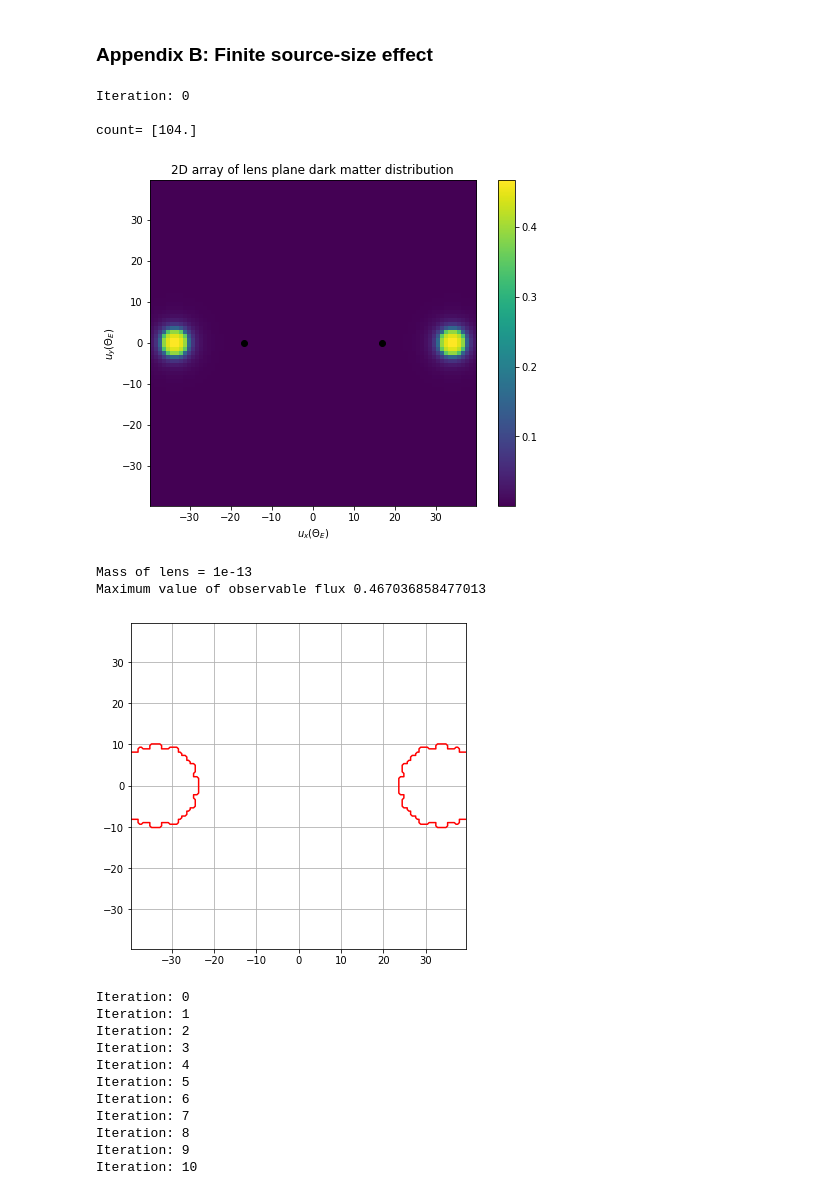
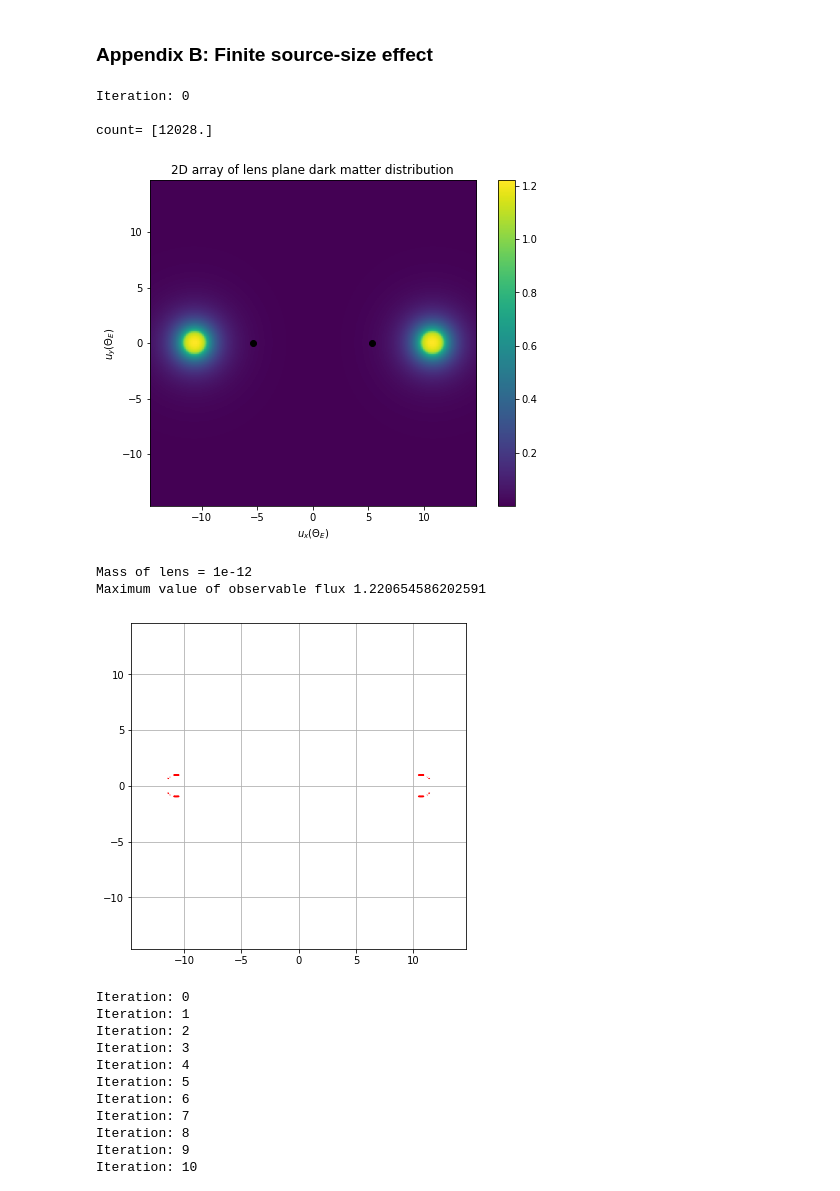
Before and after one commit to avalluvan/Gravitational-Microlensing, a Jupyter notebook: Documentation/Task 3/GRB_Lensing_Parallax_4.ipynb, the cells around one changed output. Saved outputs shown, nothing was run; the diff lists cells and outputs as text; code cells hidden in the pictures.

Commit message:
Upload Exclusion graph successful run

```diff
--- a/Documentation/Task 3/GRB_Lensing_Parallax_4.ipynb
+++ b/Documentation/Task 3/GRB_Lensing_Parallax_4.ipynb
@@ -386,7 +386,7 @@ def sim_lens_plane(epsilon, GRB_progenitor_size_factor, num_masses, start_mass,
     return (arr_lens_plane_pos, A_single, theta_E, pixel_length_x, pixel_length_y, M, grid_length_x, grid_length_y)
 # %%
 # epsilon, GRB_progenitor_size_factor, num_masses, start_mass, end_mass, Delta_r, DS, x_lens, num_sides, theta
-epsilon_input = 0.1
+epsilon_input = 0.01
 GRB_progenitor_size_factor = 0.1
 Delta_r = np.array([2*AU/Gpc, L2_point(AU/Gpc,1,M_earth), 2*r_earth/Gpc])
 theta = 0
@@ -394,51 +394,51 @@ theta = 0
 present_Delta_r = Delta_r[1]
 
 num_masses = 1
-start_mass = -13
-end_mass = -13
+start_mass = -12
+end_mass = -12
 
 DS_input = 1
 x_lens = 0.1
 
-num_sides = 80
-grid_length_factor = 3
+num_sides = 200
+grid_length_factor = 2
 
 [arr_lens_plane_pos, A_single, theta_E, pixel_length_x, pixel_length_y, M, grid_length_x, grid_length_y] = sim_lens_plane(epsilon_input, GRB_progenitor_size_factor, num_masses, start_mass, end_mass, present_Delta_r, DS_input, x_lens, num_sides, theta, grid_length_factor)
 
 k = 0
 DL_input = x_lens * DS_input
 
 
 fig = plt.figure(figsize=(8,6))
 pixel_extent = grid_length_x/theta_E[k]
 #pixel_length_x[k]/(DL_input*theta_E[k]/num_sides)/2
 plt.imshow(arr_lens_plane_pos[k], extent=[-pixel_extent, pixel_extent, -pixel_extent, pixel_extent])#, norm=colors.LogNorm(), vmin=epsilon_input, vmax=np.max(arr_lens_plane_pos))
 plt.title("2D array of lens plane dark matter distribution")
 #plt.grid()
 
 plt.xlabel('$u_x(\Theta_E)$')
 plt.ylabel("$u_y(\Theta_E)$")
 
 plt.colorbar()
 plt.scatter([present_Delta_r/2/DS_input*(1/x_lens-1)/theta_E[k], - present_Delta_r/2/DS_input*(1/x_lens-1)/theta_E[k]], [0,0], c='black')
 plt.show()
 print("Mass of lens =",M[k])
 print("Maximum value of observable flux",np.max(arr_lens_plane_pos[k]))
 
 image = Image.fromarray(np.uint8(arr_lens_plane_pos[k] * 255), 'L')
 new_image = image.resize((int(200*pixel_length_x[k]/pixel_length_y[k]), 200))
 
 fig = plt.figure(figsize=(6,6))
 pylab.contour(new_image, extent=[-pixel_extent, pixel_extent, -pixel_extent, pixel_extent], levels=[245], colors='red', origin='image')
 plt.grid()
 # %% [output]
 Iteration: 0
 
-count= [104.]
+count= [12028.]
-[figure, old version]
+[figure, new version]
-Mass of lens = 1e-13
-Maximum value of observable flux 0.467036858477013
+Mass of lens = 1e-12
+Maximum value of observable flux 1.220654586202591
-[figure, old version]
+[figure, new version]
 # %%
 # Simulating lens plane position of detectable dark matter for single mass and calculating volume
 # ARCHIVE
```
Also changed, not shown: parts of 3 cells of this notebook.
